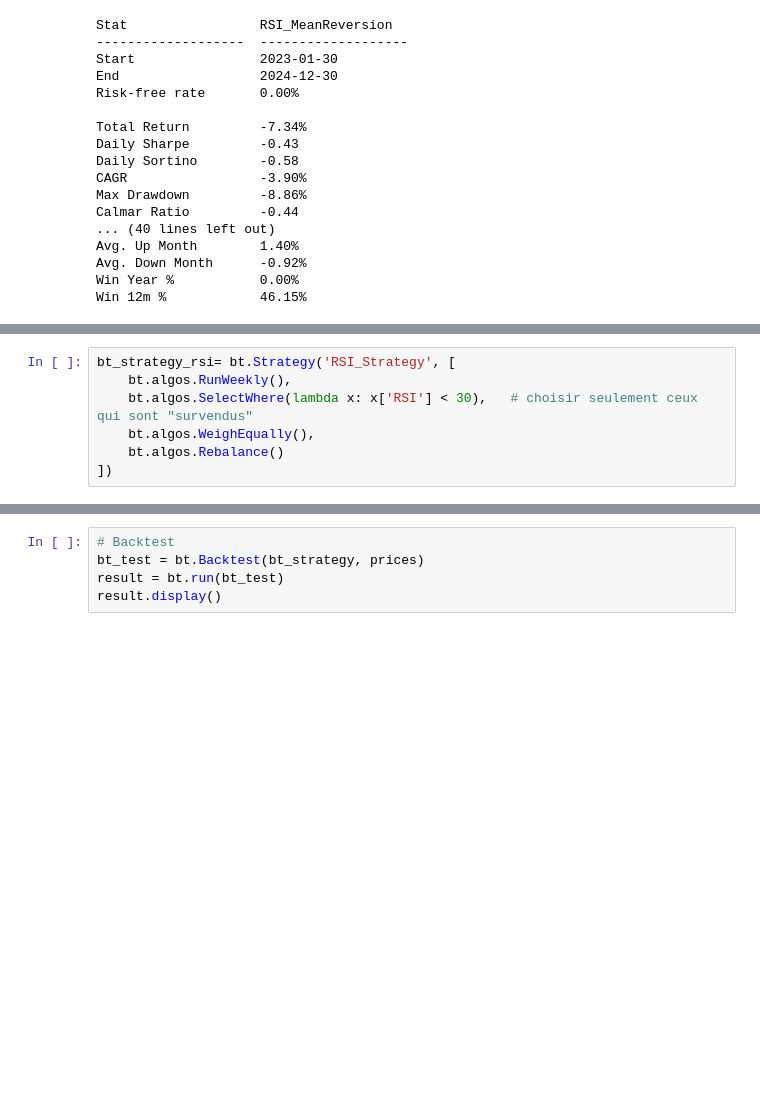
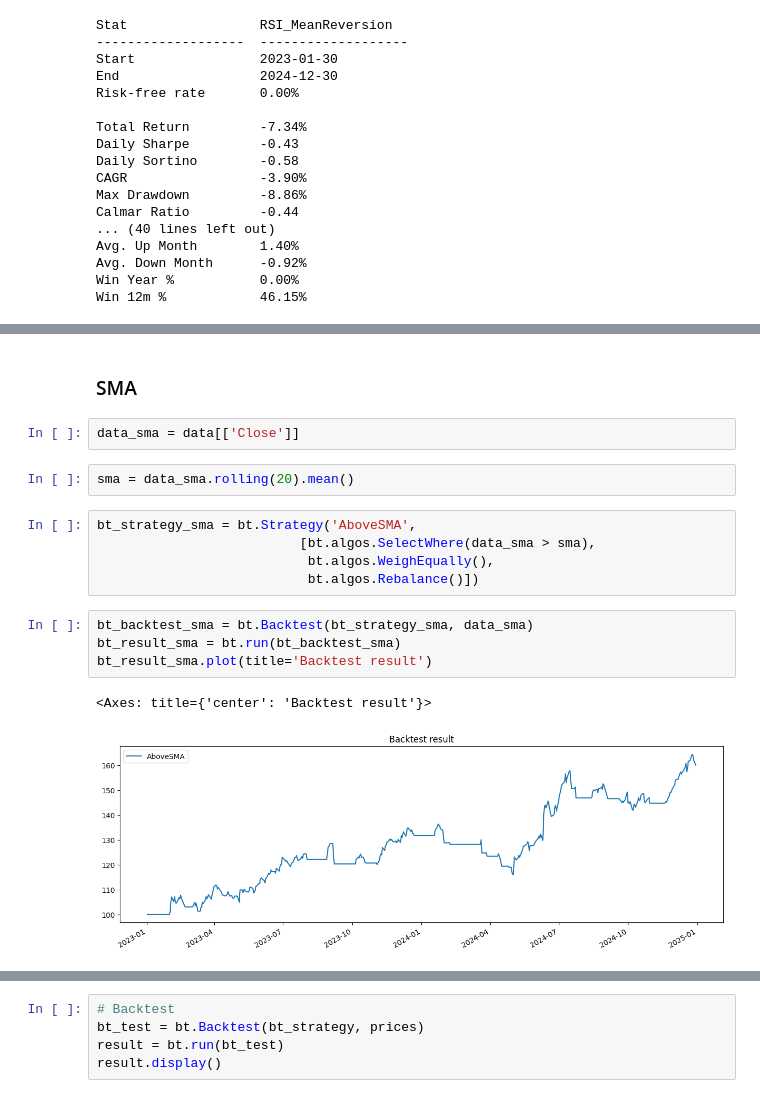
Before and after one commit to Mayahm04/Financial_Trading, a Jupyter notebook: project.ipynb, the cells around one changed output, grey strips where cells are left out. Cells and saved outputs as stored; diff of their text form; blank space fills up the shorter version.

Commit message:
sma strategy

```diff
--- a/project.ipynb
+++ b/project.ipynb
@@ -184,7 +184,18 @@ combined_df.plot(secondary_y =['signal'])
-# %%
-bt_strategy_rsi= bt.Strategy('RSI_Strategy', [
-    bt.algos.RunWeekly(),
-    bt.algos.SelectWhere(lambda x: x['RSI'] < 30),   # choisir seulement ceux qui sont "survendus"
-    bt.algos.WeighEqually(),
-    bt.algos.Rebalance()
-])
+# %% [markdown]
+### SMA
+# %%
+data_sma = data[['Close']]
+# %%
+sma = data_sma.rolling(20).mean()
+# %%
+bt_strategy_sma = bt.Strategy('AboveSMA',
+                          [bt.algos.SelectWhere(data_sma > sma),
+                           bt.algos.WeighEqually(),
+                           bt.algos.Rebalance()])
+# %%
+bt_backtest_sma = bt.Backtest(bt_strategy_sma, data_sma)
+bt_result_sma = bt.run(bt_backtest_sma)
+bt_result_sma.plot(title='Backtest result')
+# %% [output]
+<Axes: title={'center': 'Backtest result'}>
+[figure, added]
```
Also changed, not shown: parts of 12 cells of this notebook.
